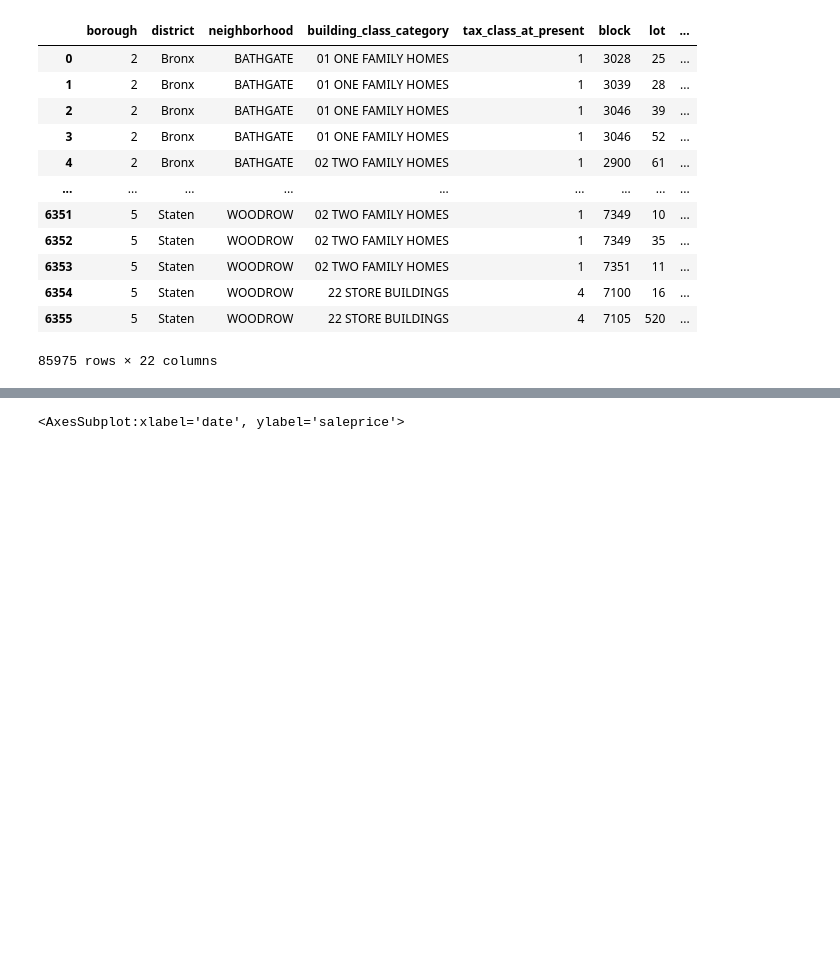
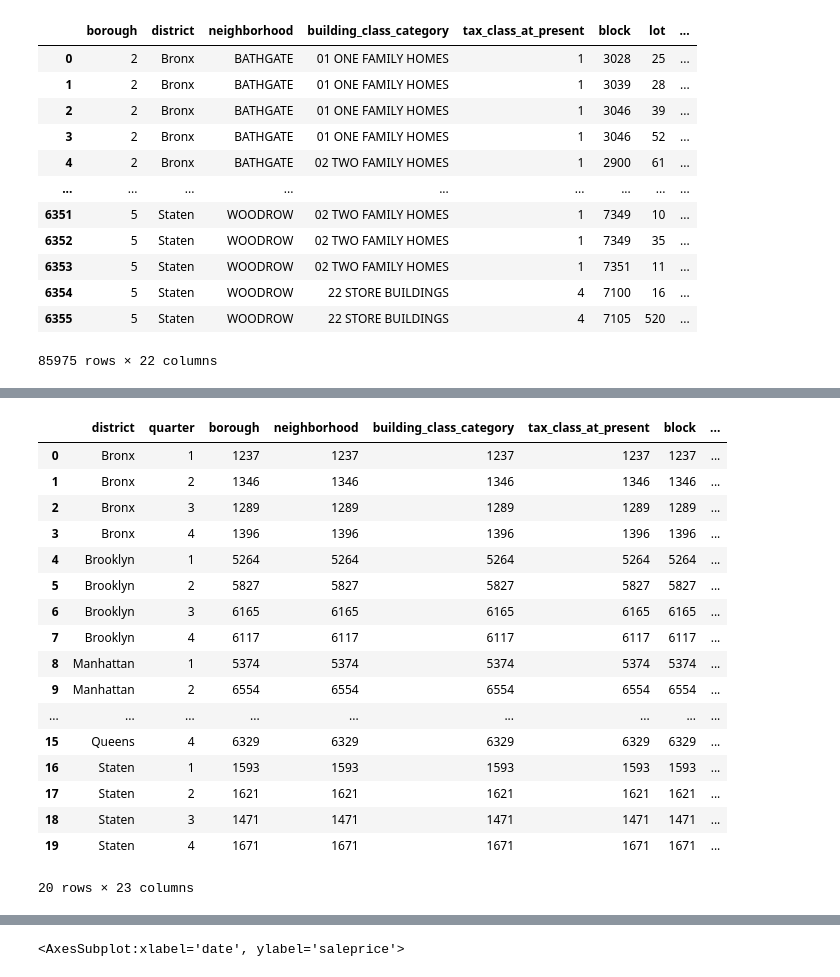
Before and after one commit to Spirit-Hat/DSML, a Jupyter notebook: lab2/lab2.ipynb, the cells around one changed output, grey strips where cells are left out. Drawn from its saved outputs; the diff is of its cells as text; code cells hidden in the pictures; blank space fills up the shorter version.

```diff
--- a/lab2/lab2.ipynb
+++ b/lab2/lab2.ipynb
@@ -105,0 +123,22 @@ district: ['Bronx', 'Brooklyn', 'Manhattan', 'Queens', 'Staten'],
+# %%
+district_data_quarter = data.groupby(["district","quarter"], as_index=False).count()
+district_data_quarter
+# %% [output]
+|  | district | quarter | borough | neighborhood | building_class_category | tax_class_at_present | block | ... |
+| 0 | Bronx | 1 | 1237 | 1237 | 1237 | 1237 | 1237 | ... |
+| 1 | Bronx | 2 | 1346 | 1346 | 1346 | 1346 | 1346 | ... |
+| 2 | Bronx | 3 | 1289 | 1289 | 1289 | 1289 | 1289 | ... |
+| 3 | Bronx | 4 | 1396 | 1396 | 1396 | 1396 | 1396 | ... |
+| 4 | Brooklyn | 1 | 5264 | 5264 | 5264 | 5264 | 5264 | ... |
+| 5 | Brooklyn | 2 | 5827 | 5827 | 5827 | 5827 | 5827 | ... |
+| 6 | Brooklyn | 3 | 6165 | 6165 | 6165 | 6165 | 6165 | ... |
+| 7 | Brooklyn | 4 | 6117 | 6117 | 6117 | 6117 | 6117 | ... |
+| 8 | Manhattan | 1 | 5374 | 5374 | 5374 | 5374 | 5374 | ... |
+| 9 | Manhattan | 2 | 6554 | 6554 | 6554 | 6554 | 6554 | ... |
+| ... | ... | ... | ... | ... | ... | ... | ... | ... |
+| 15 | Queens | 4 | 6329 | 6329 | 6329 | 6329 | 6329 | ... |
+| 16 | Staten | 1 | 1593 | 1593 | 1593 | 1593 | 1593 | ... |
+| 17 | Staten | 2 | 1621 | 1621 | 1621 | 1621 | 1621 | ... |
+| 18 | Staten | 3 | 1471 | 1471 | 1471 | 1471 | 1471 | ... |
+| 19 | Staten | 4 | 1671 | 1671 | 1671 | 1671 | 1671 | ... |
+20 rows × 23 columns
```
Also changed, not shown: parts of 5 cells of this notebook.
